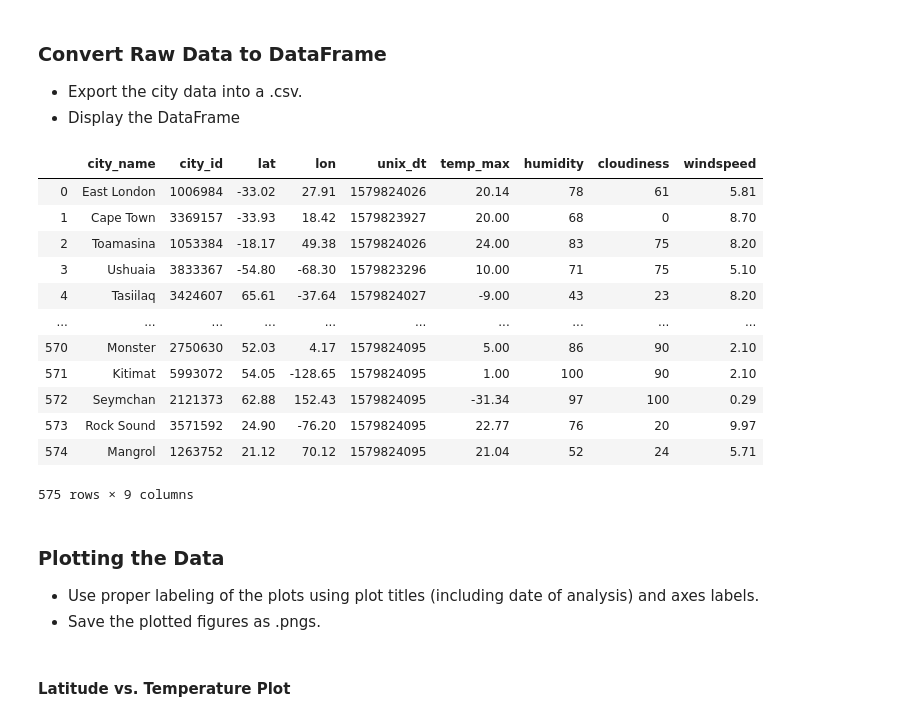
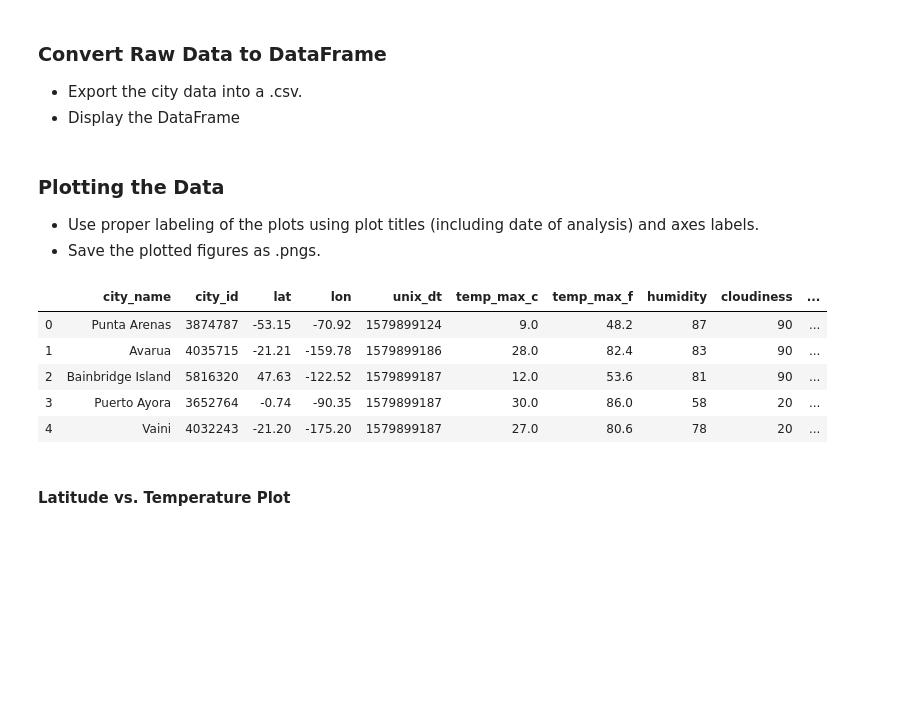
Before and after one commit to kirpatrick/python-api-challenge, a Jupyter notebook: WeatherPy/WeatherPy.ipynb, the cells around one changed output. Cells and saved outputs as stored; diff of their text form; code cells hidden in the pictures; blank space fills up the shorter version.

```diff
--- a/WeatherPy/WeatherPy.ipynb
+++ b/WeatherPy/WeatherPy.ipynb
@@ -137,7 +116,8 @@ city_weather_data = pd.DataFrame({
     'lat':lat,
     'lon':lon,
     'unix_dt':unix_dt,
-    'temp_max':temp_max,
+    'temp_max_c':temp_max,
+    'temp_max_f':list(map(lambda x: ((x * (9/5)) + 32), temp_max)),
     'humidity':humidity,
     'cloudiness':cloudiness,
     'windspeed':windspeed
@@ -148,21 +128,22 @@ city_weather_data.to_csv(output_data_file, sep=',', encoding='utf-8', index=Fals
 
 # Display dataframe
 city_weather_data
-# %% [output]
-|  | city_name | city_id | lat | lon | unix_dt | temp_max | humidity | cloudiness | windspeed |
-| 0 | East London | 1006984 | -33.02 | 27.91 | 1579824026 | 20.14 | 78 | 61 | 5.81 |
-| 1 | Cape Town | 3369157 | -33.93 | 18.42 | 1579823927 | 20.00 | 68 | 0 | 8.70 |
-| 2 | Toamasina | 1053384 | -18.17 | 49.38 | 1579824026 | 24.00 | 83 | 75 | 8.20 |
-| 3 | Ushuaia | 3833367 | -54.80 | -68.30 | 1579823296 | 10.00 | 71 | 75 | 5.10 |
-| 4 | Tasiilaq | 3424607 | 65.61 | -37.64 | 1579824027 | -9.00 | 43 | 23 | 8.20 |
-| ... | ... | ... | ... | ... | ... | ... | ... | ... | ... |
-| 570 | Monster | 2750630 | 52.03 | 4.17 | 1579824095 | 5.00 | 86 | 90 | 2.10 |
-| 571 | Kitimat | 5993072 | 54.05 | -128.65 | 1579824095 | 1.00 | 100 | 90 | 2.10 |
-| 572 | Seymchan | 2121373 | 62.88 | 152.43 | 1579824095 | -31.34 | 97 | 100 | 0.29 |
-| 573 | Rock Sound | 3571592 | 24.90 | -76.20 | 1579824095 | 22.77 | 76 | 20 | 9.97 |
-| 574 | Mangrol | 1263752 | 21.12 | 70.12 | 1579824095 | 21.04 | 52 | 24 | 5.71 |
-575 rows × 9 columns
 # %% [markdown]
 ### Plotting the Data
 * Use proper labeling of the plots using plot titles (including date of analysis) and axes labels.
 * Save the plotted figures as .pngs.
+# %%
+# Load in csv file for test purposes
+city_weather_data_csv = './output_data/cities.csv'
+
+
+# Read and display the CSV with Pandas
+city_weather_data = pd.read_csv(city_weather_data_csv)
+city_weather_data.head()
+# %% [output]
+|  | city_name | city_id | lat | lon | unix_dt | temp_max_c | temp_max_f | humidity | cloudiness | ... |
+| 0 | Punta Arenas | 3874787 | -53.15 | -70.92 | 1579899124 | 9.0 | 48.2 | 87 | 90 | ... |
+| 1 | Avarua | 4035715 | -21.21 | -159.78 | 1579899186 | 28.0 | 82.4 | 83 | 90 | ... |
+| 2 | Bainbridge Island | 5816320 | 47.63 | -122.52 | 1579899187 | 12.0 | 53.6 | 81 | 90 | ... |
+| 3 | Puerto Ayora | 3652764 | -0.74 | -90.35 | 1579899187 | 30.0 | 86.0 | 58 | 20 | ... |
+| 4 | Vaini | 4032243 | -21.20 | -175.20 | 1579899187 | 27.0 | 80.6 | 78 | 20 | ... |
```
Also changed, not shown: parts of 18 cells of this notebook, 6 other files.
